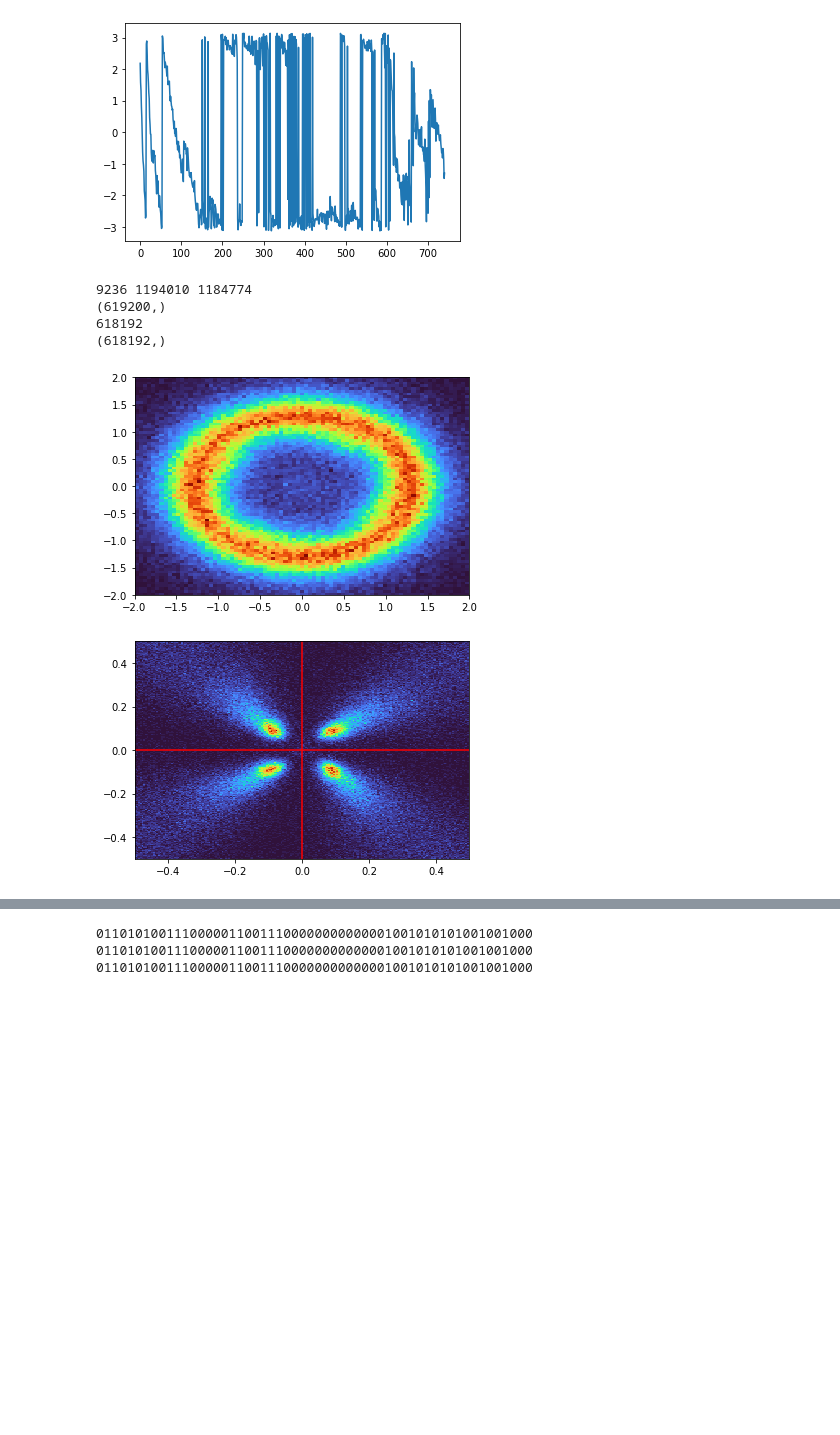
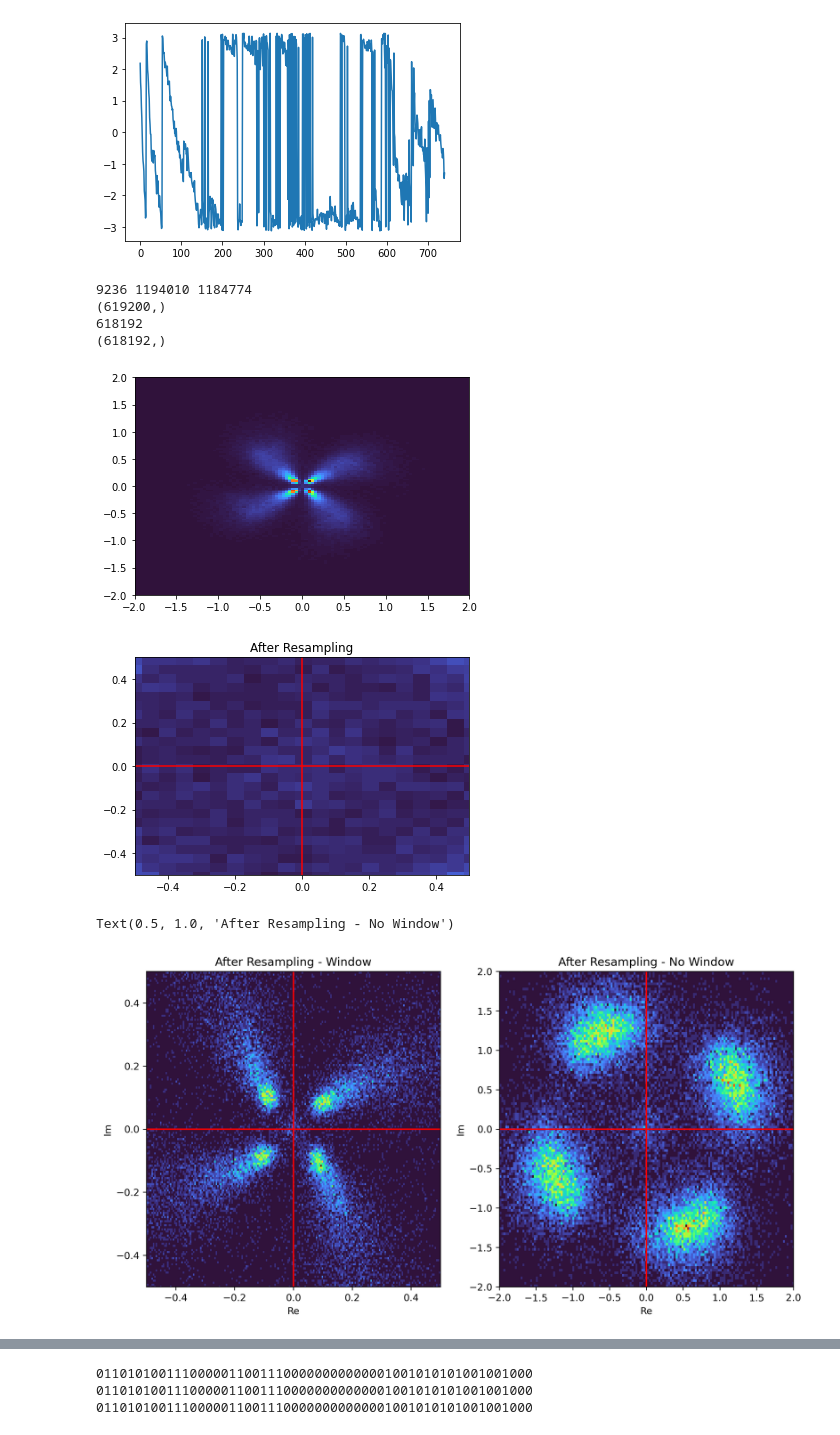
Before and after one commit to jks70/gf3_v2, a Jupyter notebook: uncover.ipynb, the cells around one changed output, grey strips where cells are left out. Drawn from its saved outputs; the diff is of its cells as text; code cells hidden in the pictures; blank space fills up the shorter version.

```diff
--- a/uncover.ipynb
+++ b/uncover.ipynb
@@ -47,4 +68,7 @@ t = np.linspace(0, chirp_time, int(chirp_time * fs), False)
 note = chirp(t, f0=250, f1=20000, t1=chirp_time, method='linear')
 note = note*np.hamming(len(note))
 
-delay_guess = np.abs(np.correlate(auds, note, mode='full'))
+#delay_guess = np.abs(np.correlate(auds, note, mode='full'))
+
+delay_guess1 = np.abs(np.correlate(auds[start_search1:end_search1], note, mode='full'))
+delay_guess2 = np.abs(np.correlate(auds[start_search2:end_search2], note, mode='full'))
@@ -144,38 +175,63 @@ num_symbs_guess = round((delayed_end-data_start)/2304)
 new_end = data_start + num_symbs_guess*2304
 print(new_end-delayed_end_snc, new_end, delayed_end_snc)
 
 #plt.plot(auds[new_end-1000:new_end+1000])
 #plt.axvline(x = 1000 , color = 'r')
 #plt.show()
 
 of=5
 fo=0
 win_len = delayed_end-data_start+of-fo
 win = scipy.signal.get_window('hamming', win_len)
-resampled_aud3 = scipy.signal.resample(auds[data_start+fo:delayed_end+of], new_end-data_start, window=win)
+resampled_aud3 = scipy.signal.resample(auds[data_start+fo:delayed_end+of], new_end-data_start)
+resampled_aud4 = scipy.signal.resample(auds[data_start+fo:delayed_end+of], new_end-data_start, window = win)
 
-decoded, symbols_rec = standard_deconstructor(auds[data_start:new_end], ofdm, channel_H = chanest_padd(ayy,ofdm), retSymbs = True, ldpc_encoded = False)
+decoded, symbols_rec = standard_deconstructor(resampled_aud4, ofdm, channel_H = chanest_padd(ayy,ofdm), retSymbs = True, ldpc_encoded = False)
 decoded2, symbols_rec2 = standard_deconstructor(resampled_aud3, ofdm, channel_H = chanest_padd(ayy,ofdm), retSymbs = True)
 
 
 
 plt.hist2d(np.real(symbols_rec.flatten()), np.imag(symbols_rec.flatten()), bins=(1000, 1000),cmap=plt.cm.turbo)
 plt.xlim(-2,2)
 plt.ylim(-2,2)
 plt.show()
-plt.hist2d(np.real(symbols_rec2.flatten()), np.imag(symbols_rec2.flatten()), bins=(8000, 8000),cmap=plt.cm.turbo)
+
+plt.hist2d(np.real(symbols_rec2.flatten()), np.imag(symbols_rec2.flatten()), bins=(1000, 1000),cmap=plt.cm.turbo)
 plt.axvline(x = 0 , color = 'r')
 plt.axhline(y = 0 , color = 'r')
 plt.xlim(-0.5,0.5)
 plt.ylim(-0.5,0.5)
+plt.title('After Resampling')
 plt.show()
+
+fig, axs = plt.subplots(1,2, figsize = (12,6), dpi = 300)
+
+axs[0].hist2d(np.real(symbols_rec[-60:-2].flatten()), np.imag(symbols_rec[-60:-2].flatten()), bins=(4000, 4000),cmap=plt.cm.turbo)
+axs[0].axvline(x = 0 , color = 'r')
+axs[0].axhline(y = 0 , color = 'r')
+axs[0].set_xlim(-0.5,0.5)
+axs[0].set_ylim(-0.5,0.5)
+axs[0].set_xlabel("Re")
+axs[0].set_ylabel("Im")
+axs[0].set_title("After Resampling - Window")
+
+axs[1].hist2d(np.real(symbols_rec2[-60:-2].flatten()), np.imag(symbols_rec2[-60:-2].flatten()), bins=(1000, 1000),cmap=plt.cm.turbo)
+axs[1].axvline(x = 0 , color = 'r')
+axs[1].axhline(y = 0 , color = 'r')
+axs[1].set_xlim(-2,2)
+axs[1].set_ylim(-2,2)
+axs[1].set_xlabel("Re")
+axs[1].set_ylabel("Im")
+axs[1].set_title("After Resampling - No Window")
 # %% [output]
 9236 1194010 1184774
 (619200,)
 618192
 (618192,)
-[figure, old version]
+[figure, new version]
-[figure, old version]
+[figure, new version]
+Text(0.5, 1.0, 'After Resampling - No Window')
+[figure, added]
 # %%
 
 
```
Also changed, not shown: parts of 6 cells of this notebook, 5 other files.
